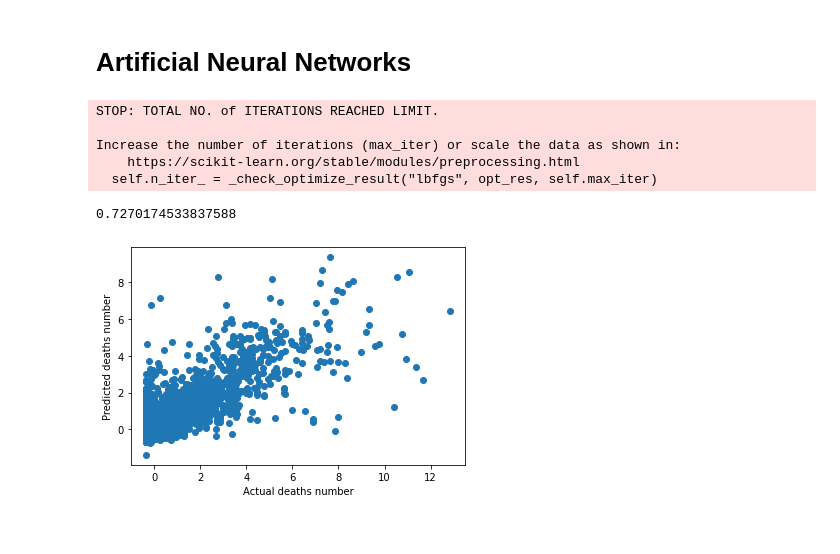
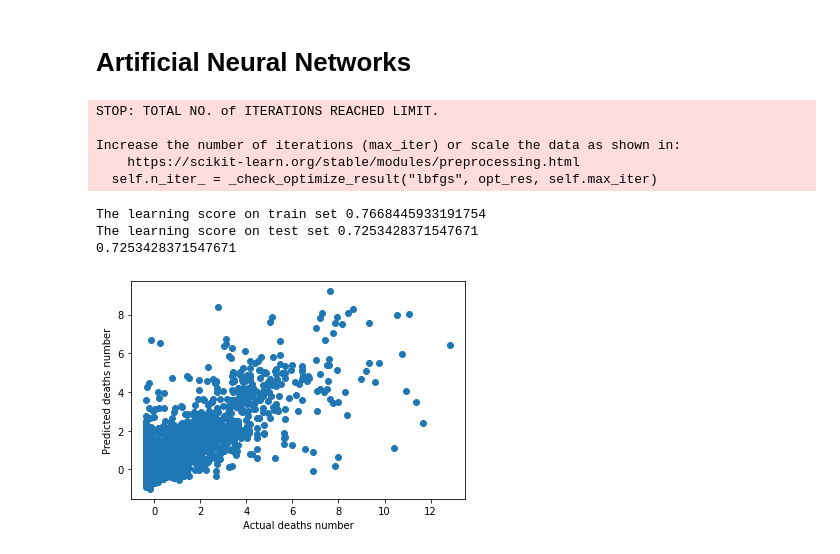
Before and after one commit to BelabdiMalak/COVID19_Prediction, a Jupyter notebook: DeathsPrediction.ipynb, the cells around one changed output. Saved outputs shown, nothing was run; the diff lists cells and outputs as text; code cells hidden in the pictures.

```diff
--- a/DeathsPrediction.ipynb
+++ b/DeathsPrediction.ipynb
@@ -82,18 +94,22 @@ plt.scatter(x_test.iloc[:,1],y_predict, c="y")
 # Artificial Neural Networks
 # %%
 nn = MLPRegressor(hidden_layer_sizes=(100,100,100,), activation='tanh',max_iter=200, solver='lbfgs');
-nn.fit(x_train, y_train)
+history = nn.fit(x_train, y_train)
 predictions =  nn.predict(x_test)
+print("The learning score on train set", nn.score(x_train,y_train))
+print("The learning score on test set", nn.score(x_test,y_test))
 print(r2_score(y_test,predictions))
 plt.scatter(y_test, predictions)
 plt.xlabel('Actual deaths number')
 plt.ylabel('Predicted deaths number')
 plt.show()
 # %% [output]
 STOP: TOTAL NO. of ITERATIONS REACHED LIMIT.
 
 Increase the number of iterations (max_iter) or scale the data as shown in:
     https://scikit-learn.org/stable/modules/preprocessing.html
   self.n_iter_ = _check_optimize_result("lbfgs", opt_res, self.max_iter)
-0.7270174533837588
+The learning score on train set 0.7668445933191754
+The learning score on test set 0.7253428371547671
+0.7253428371547671
-[figure, old version]
+[figure, new version]
```
Also changed, not shown: parts of 10 cells of this notebook, 2 other files.
